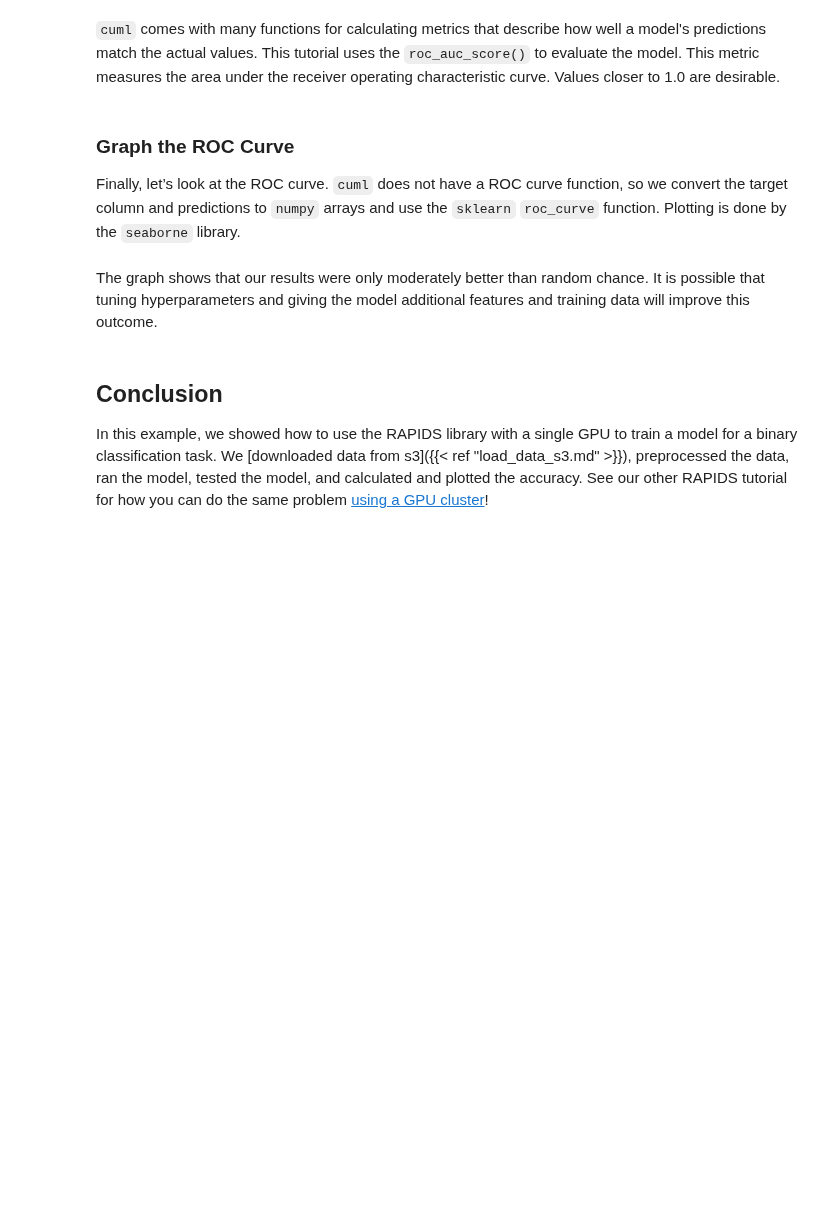
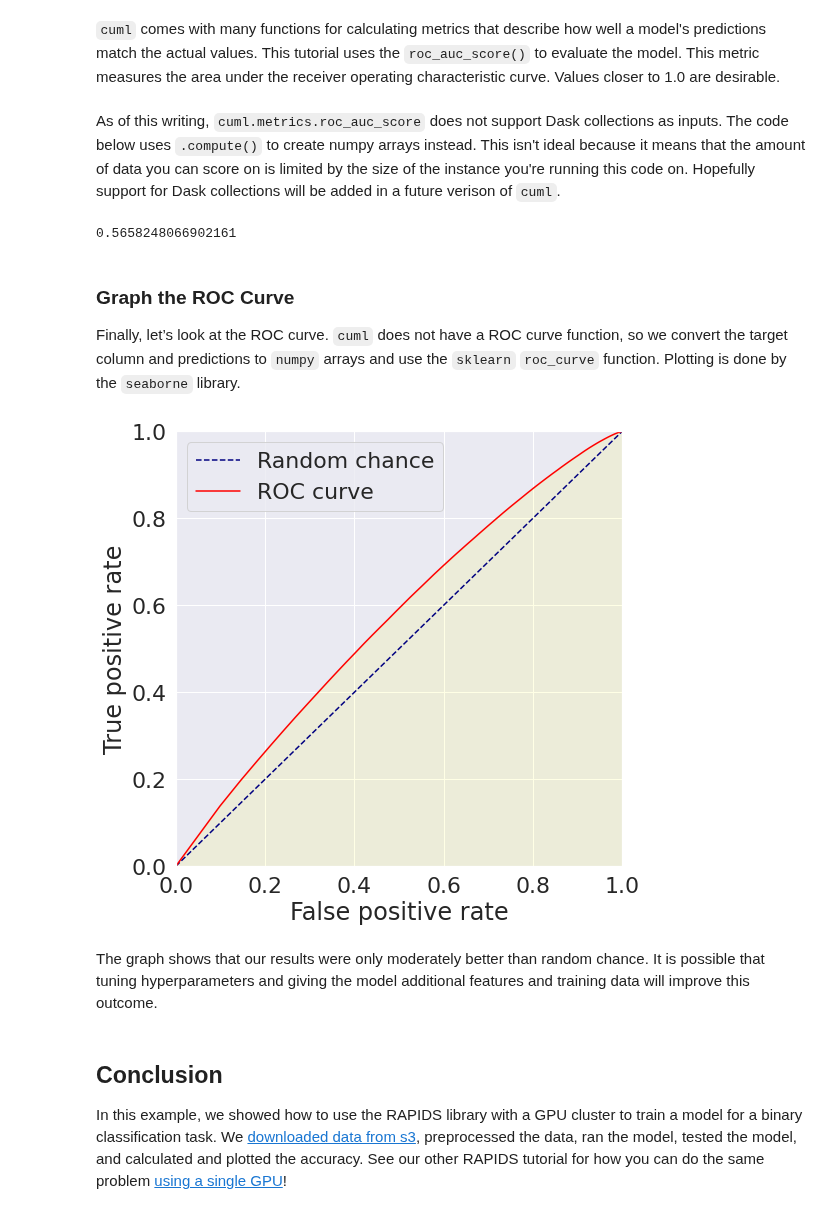
Before and after one commit to saturncloud/examples, a Jupyter notebook: examples/rapids/rapids-gpu-cluser.ipynb, the cells around one changed output. Cells and saved outputs as stored; diff of their text form; code cells hidden in the pictures; blank space fills up the shorter version.

Commit message:
added gpu cluster example

```diff
--- a/examples/rapids/rapids-gpu-cluser.ipynb
+++ b/examples/rapids/rapids-gpu-cluser.ipynb
@@ -58,5 +80,9 @@ The first thing we want to do is load in the NYC Taxi Trip dataset. The code bel
 # %%
-taxi = cudf.read_csv(
-    "https://s3.amazonaws.com/nyc-tlc/trip+data/yellow_tripdata_2019-01.csv",
-    parse_dates=["tpep_pickup_datetime", "tpep_dropoff_datetime"]
-)
+taxi = dask_cudf.read_csv(
+    "s3://nyc-tlc/trip data/yellow_tripdata_2019-01.csv",
+    parse_dates=["tpep_pickup_datetime", "tpep_dropoff_datetime"],
+    storage_options={"anon": True},
+    assume_missing=True,
+).persist()
+
+wait(taxi)
@@ -86,5 +158,5 @@ The raw data we downloaded needs to be processed before we can use it to train o
 # %%
-def prep_df(df: cudf.DataFrame) -> cudf.DataFrame:
+def prep_df(df: dask_cudf.DataFrame) -> dask_cudf.DataFrame:
 
     df = df[df['fare_amount'] > 0] #to avoid a divide by zero error
     df['tip_fraction'] = df['tip_amount'] / df['fare_amount']
@@ -169,7 +260,11 @@ This should take about 30 seconds to run. The `%%time` command before the functi
 
 We will use another month of taxi data for the test set and calculate the AUC score.
 # %%
-taxi_test = cudf.read_csv(
-    "https://s3.amazonaws.com/nyc-tlc/trip+data/yellow_tripdata_2019-02.csv",
-    parse_dates=["tpep_pickup_datetime", "tpep_dropoff_datetime"]
-)
+taxi_test = dask_cudf.read_csv(
+    "s3://nyc-tlc/trip data/yellow_tripdata_2019-02.csv",
+    parse_dates=["tpep_pickup_datetime", "tpep_dropoff_datetime"],
+    storage_options={"anon": True},
+    assume_missing=True,
+).persist()
+
+wait(taxi_test)
@@ -187,21 +284,34 @@ roc_auc_score(y_test, preds)
+# %% [markdown]
+As of this writing, `cuml.metrics.roc_auc_score` does not support Dask collections as inputs. The code below uses `.compute()` to create numpy arrays instead. This isn't ideal because it means that the amount of data you can score on is limited by the size of the instance you're running this code on. Hopefully support for Dask collections will be added in a future verison of `cuml`.
+# %%
+y_test = y_test.compute()
+preds = preds.compute()
+# %%
+roc_auc_score(y_test, preds)
+# %% [output]
+0.5658248066902161
 # %% [markdown]
 ### Graph the ROC Curve
 
 Finally, let’s look at the ROC curve. `cuml` does not have a ROC curve function, so we convert the target column and predictions to `numpy` arrays and use the `sklearn` `roc_curve` function. Plotting is done by the `seaborne` library.
 # %%
+fpr, tpr, _ = roc_curve(y_test.to_array(), preds.to_array())
+
 sns.set(font_scale = 2)
-fig = plt.figure(figsize=(15,15))
+fig = plt.figure(figsize=(8,8))
 plt.plot([0, 1], [0, 1], color='navy', linestyle='--')
 plt.plot(fpr,tpr , color='red')
 plt.legend(['Random chance','ROC curve'])
 plt.xlabel('False positive rate')
 plt.ylabel('True positive rate')
 plt.xlim([0,1])
 plt.ylim([0,1])
 plt.fill_between(fpr,tpr, color='yellow', alpha=0.1)
 plt.show()
+# %% [output]
+[figure, added]
 # %% [markdown]
 The graph shows that our results were only moderately better than random chance. It is possible that tuning hyperparameters and giving the model additional features and training data will improve this outcome.
 # %% [markdown]
 ## Conclusion
-In this example, we showed how to use the RAPIDS library with a single GPU to train a model for a binary classification task. We [downloaded data from s3]({{< ref "load_data_s3.md" >}}), preprocessed the data, ran the model, tested the model, and calculated and plotted the accuracy. See our other RAPIDS tutorial for how you can do the same problem [using a GPU cluster](./compare/rf-rapids-dask.ipynb)!
+In this example, we showed how to use the RAPIDS library with a GPU cluster to train a model for a binary classification task. We [downloaded data from s3](ref), preprocessed the data, ran the model, tested the model, and calculated and plotted the accuracy. See our other RAPIDS tutorial for how you can do the same problem [using a single GPU](./rapids-single-gpu.ipynb)!
```
Also changed, not shown: parts of 28 cells of this notebook, 1 other file.
